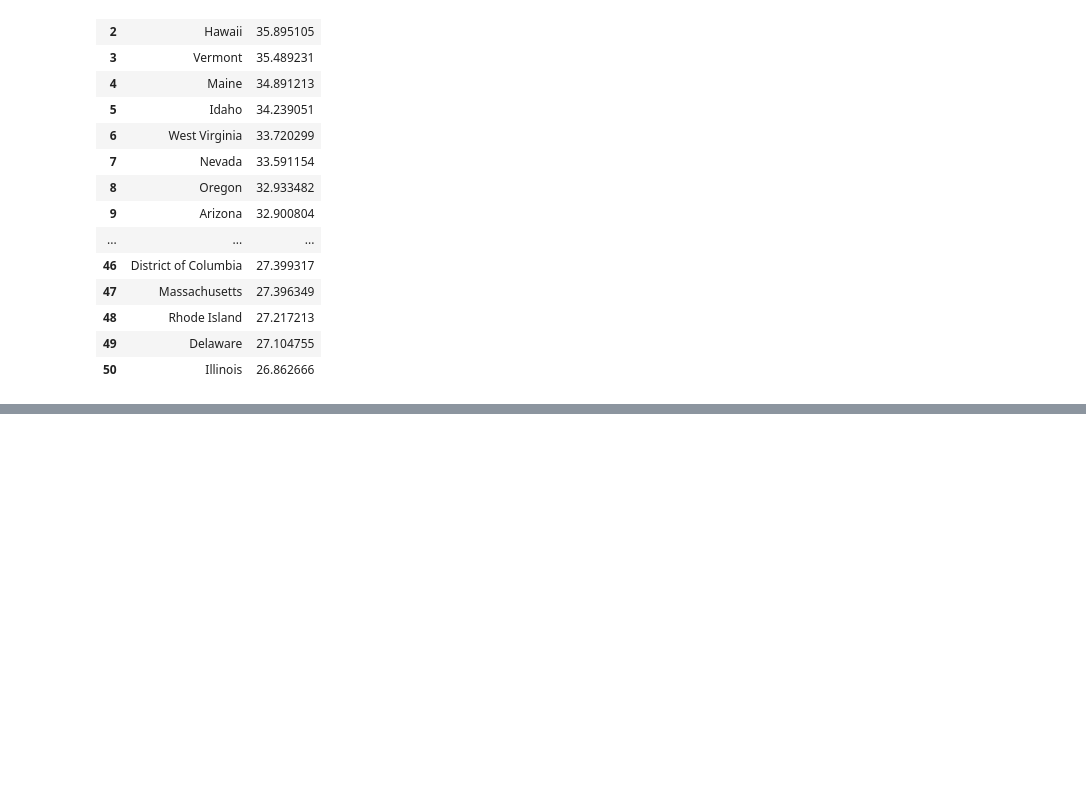
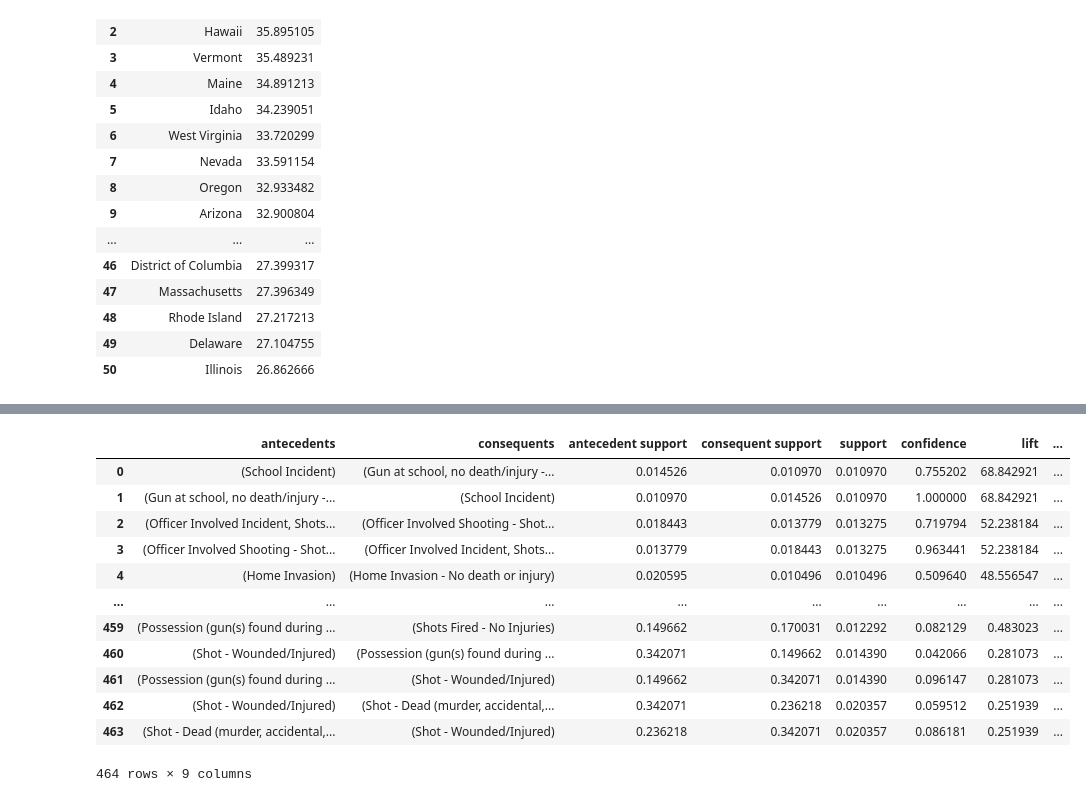
Before and after one commit to ErfanFaneian/580_final, a Jupyter notebook: stat_cruncher.ipynb, the cells around one changed output, grey strips where cells are left out. Cells and saved outputs as stored; diff of their text form; code cells hidden in the pictures; blank space fills up the shorter version.

```diff
--- a/stat_cruncher.ipynb
+++ b/stat_cruncher.ipynb
@@ -313,3 +282,16 @@ alt.Chart(person_tbl).mark_boxplot().encode(
 )
 # %% [output]
 [interactive output not drawn]
+# %%
+sets = df.sec_ichars
+sets = [val if val!='[]' else val for val in sets]
+te = TransactionEncoder()
+te_ary = te.fit(sets).transform(sets)
+fi_df = pd.DataFrame(te_ary, columns=te.columns_)
+
+frequent_itemsets = fpgrowth(fi_df, min_support=0.01, use_colnames=True)
+# alternatively:
+# frequent_itemsets = apriori(asc_df, min_support=0.01, use_colnames=True)
+# frequent_itemsets = fpmax(asc_df, min_support=0.01, use_colnames=True)
+frequent_itemsets = frequent_itemsets.sort_values(by='support', ascending=False).reset_index(drop=True)
+frequent_itemsets
@@ -315,0 +318,18 @@ alt.Chart(person_tbl).mark_boxplot().encode(
+# %%
+rules = association_rules(frequent_itemsets, metric="lift", min_threshold=0.0)
+rules = rules.sort_values(by='lift', ascending = False).reset_index(drop=True)
+rules
+# %% [output]
+|  | antecedents | consequents | antecedent support | consequent support | support | confidence | lift | ... |
+| 0 | (School Incident) | (Gun at school, no death/injury -... | 0.014526 | 0.010970 | 0.010970 | 0.755202 | 68.842921 | ... |
+| 1 | (Gun at school, no death/injury -... | (School Incident) | 0.010970 | 0.014526 | 0.010970 | 1.000000 | 68.842921 | ... |
+| 2 | (Officer Involved Incident, Shots... | (Officer Involved Shooting - Shot... | 0.018443 | 0.013779 | 0.013275 | 0.719794 | 52.238184 | ... |
+| 3 | (Officer Involved Shooting - Shot... | (Officer Involved Incident, Shots... | 0.013779 | 0.018443 | 0.013275 | 0.963441 | 52.238184 | ... |
+| 4 | (Home Invasion) | (Home Invasion - No death or injury) | 0.020595 | 0.010496 | 0.010496 | 0.509640 | 48.556547 | ... |
+| ... | ... | ... | ... | ... | ... | ... | ... | ... |
+| 459 | (Possession (gun(s) found during ... | (Shots Fired - No Injuries) | 0.149662 | 0.170031 | 0.012292 | 0.082129 | 0.483023 | ... |
+| 460 | (Shot - Wounded/Injured) | (Possession (gun(s) found during ... | 0.342071 | 0.149662 | 0.014390 | 0.042066 | 0.281073 | ... |
+| 461 | (Possession (gun(s) found during ... | (Shot - Wounded/Injured) | 0.149662 | 0.342071 | 0.014390 | 0.096147 | 0.281073 | ... |
+| 462 | (Shot - Wounded/Injured) | (Shot - Dead (murder, accidental,... | 0.342071 | 0.236218 | 0.020357 | 0.059512 | 0.251939 | ... |
+| 463 | (Shot - Dead (murder, accidental,... | (Shot - Wounded/Injured) | 0.236218 | 0.342071 | 0.020357 | 0.086181 | 0.251939 | ... |
+464 rows × 9 columns
```
Also changed, not shown: parts of 19 cells of this notebook, 4 other files.
